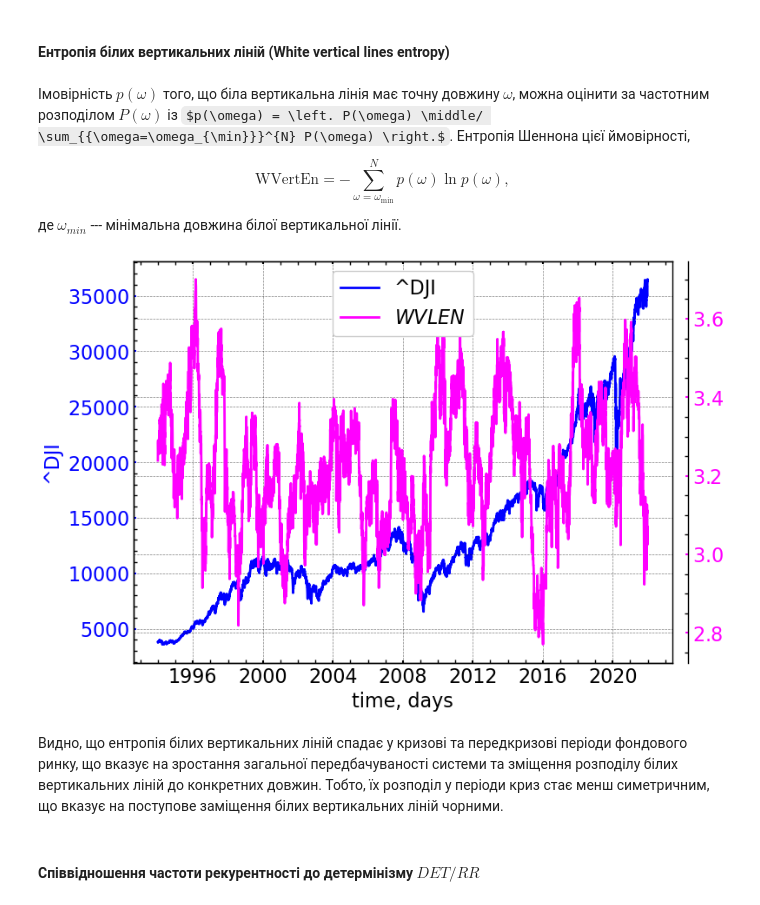
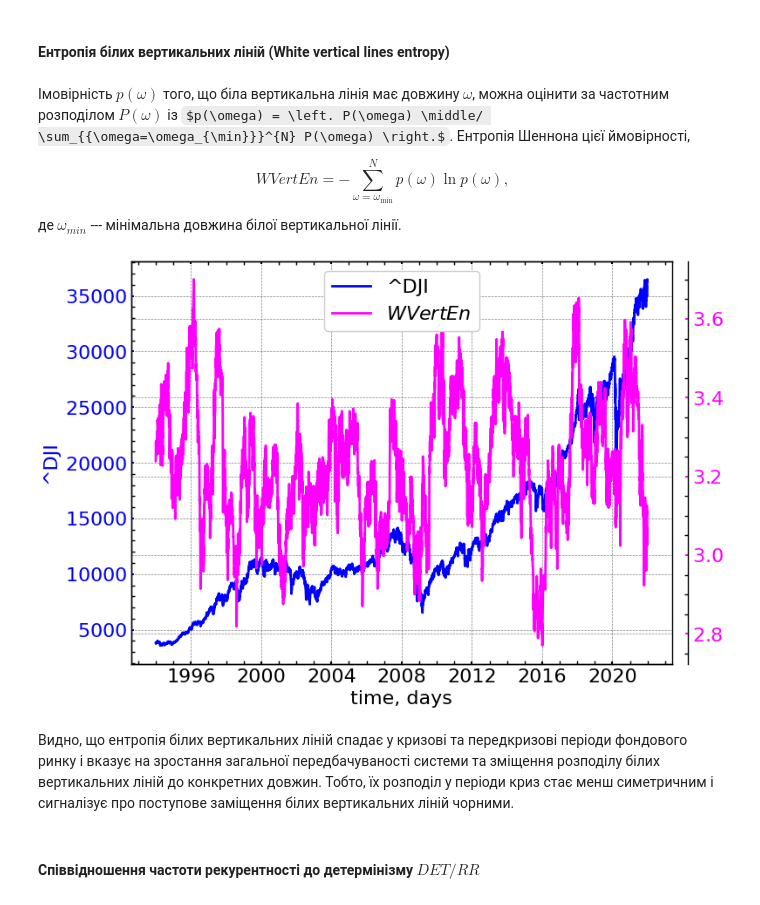
Before and after one commit to Butman2099/Complex-systems-book, a Jupyter notebook: lab_3.ipynb, the cells around one changed output. Drawn from its saved outputs; the diff is of its cells as text; code cells hidden in the pictures; some formulas as TeX source.

```diff
--- a/lab_3.ipynb
+++ b/lab_3.ipynb
@@ -141,5 +141,10 @@ ret_type = 6    # вид ряду: 1 - вихідний,
                 # 5 - абсолютні значення (волатильності)
                 # 6 - стандартизований ряд
 
-for_rec = transformation(signal, ret_type)
+idx_beg = 0    # кінцевий відлік
+idx_end = 7300 # початковий відлік
+
+fragm = signal[idx_beg:idx_end] # виокремлюємо фрагмент ряду
+
+for_rec = transformation(fragm, ret_type) # виконуємо перетворення
 # %% [markdown]
@@ -638,22 +643,22 @@ plot_recurrence_measure(measure=WHITE_VERT_DIV, label='WVDIV')
 # %% [markdown]
 #### Ентропія білих вертикальних ліній (White vertical lines entropy)
 # %% [markdown]
-Імовірність $p( \omega )$ того, що біла вертикальна лінія має точну довжину $\omega$, можна оцінити за частотним розподілом $P(\omega)$ із $p(\omega) = \left. P(\omega) \middle/ \sum_{{\omega=\omega_{\min}}}^{N} P(\omega) \right.$. Ентропія Шеннона цієї ймовірності,
+Імовірність $p( \omega )$ того, що біла вертикальна лінія має довжину $\omega$, можна оцінити за частотним розподілом $P(\omega)$ із $p(\omega) = \left. P(\omega) \middle/ \sum_{{\omega=\omega_{\min}}}^{N} P(\omega) \right.$. Ентропія Шеннона цієї ймовірності,
 
 $$
-{\text{WVertEn}}=-\sum_{{\omega =\omega _{\min }}}^{N}p(\omega )\ln p(\omega ),
+WVertEn=-\sum_{{\omega =\omega _{\min }}}^{N}p(\omega )\ln p(\omega ),
 $$
 
 де $\omega_{min}$ --- мінімальна довжина білої вертикальної лінії.
 # %%
 #| label: fig-dji-wvlen
 #| fig-cap: "Динаміка індексу Доу-Джонса та ентропії білих вертикальних ліній"
 
-plot_recurrence_measure(measure=ENT_WHITE_VERT, label='WVLEN')
+plot_recurrence_measure(measure=ENT_WHITE_VERT, label='WVertEn')
 # %% [output]
-[figure, old version]
+[figure, new version]
 # %% [markdown]
-Видно, що ентропія білих вертикальних ліній спадає у кризові та передкризові періоди фондового ринку, що вказує на зростання загальної передбачуваності системи та зміщення розподілу білих вертикальних ліній до конкретних довжин. Тобто, їх розподіл у періоди криз стає менш симетричним, що вказує на поступове заміщення білих вертикальних ліній чорними.
+Видно, що ентропія білих вертикальних ліній спадає у кризові та передкризові періоди фондового ринку і вказує на зростання загальної передбачуваності системи та зміщення розподілу білих вертикальних ліній до конкретних довжин. Тобто, їх розподіл у періоди криз стає менш симетричним і сигналізує про поступове заміщення білих вертикальних ліній чорними.
 # %% [markdown]
 #### Співвідношення частоти рекурентності до детермінізму $DET/RR$
 # %% [markdown]
```
Also changed, not shown: parts of 54 cells of this notebook, 59 other files.
